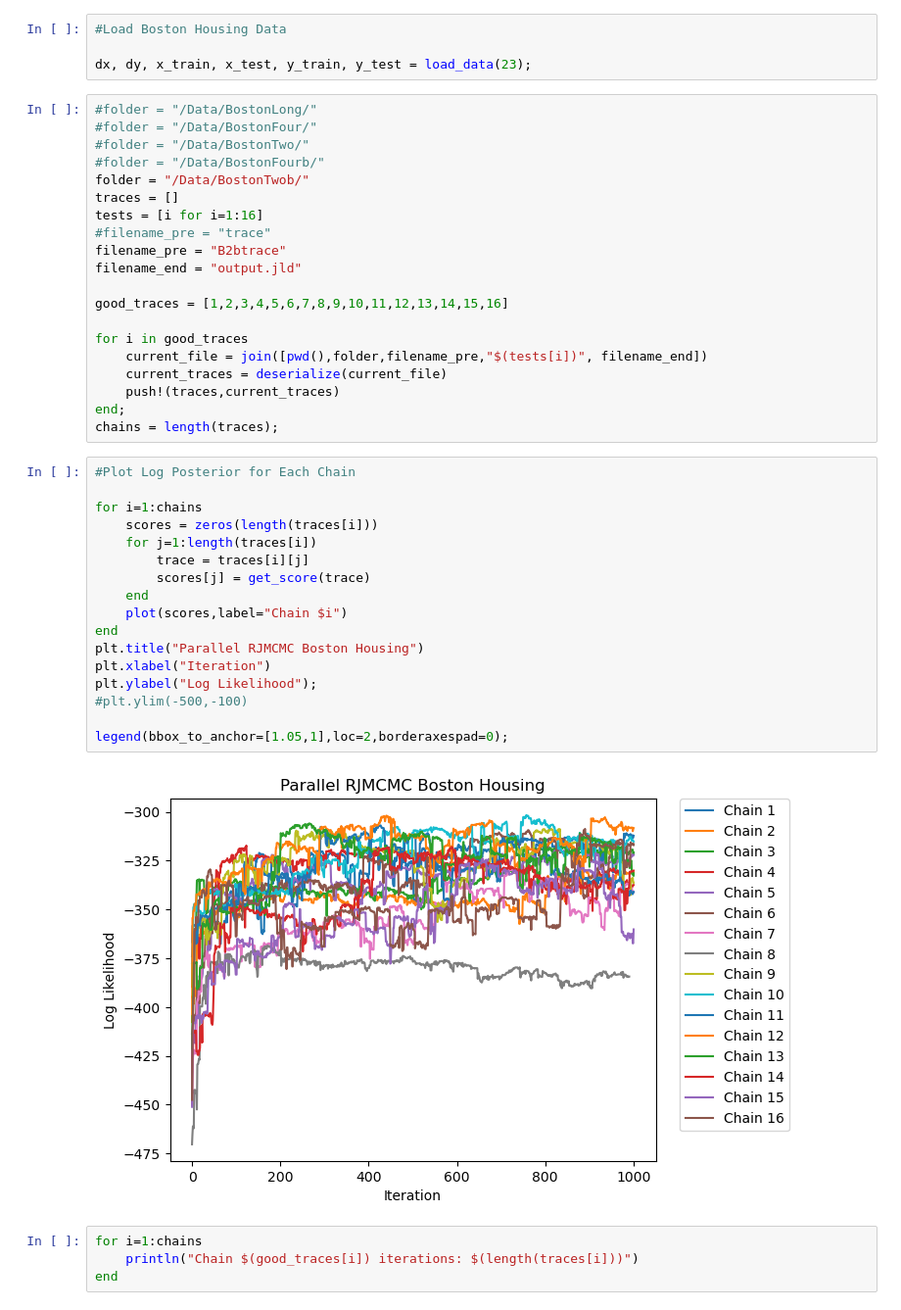
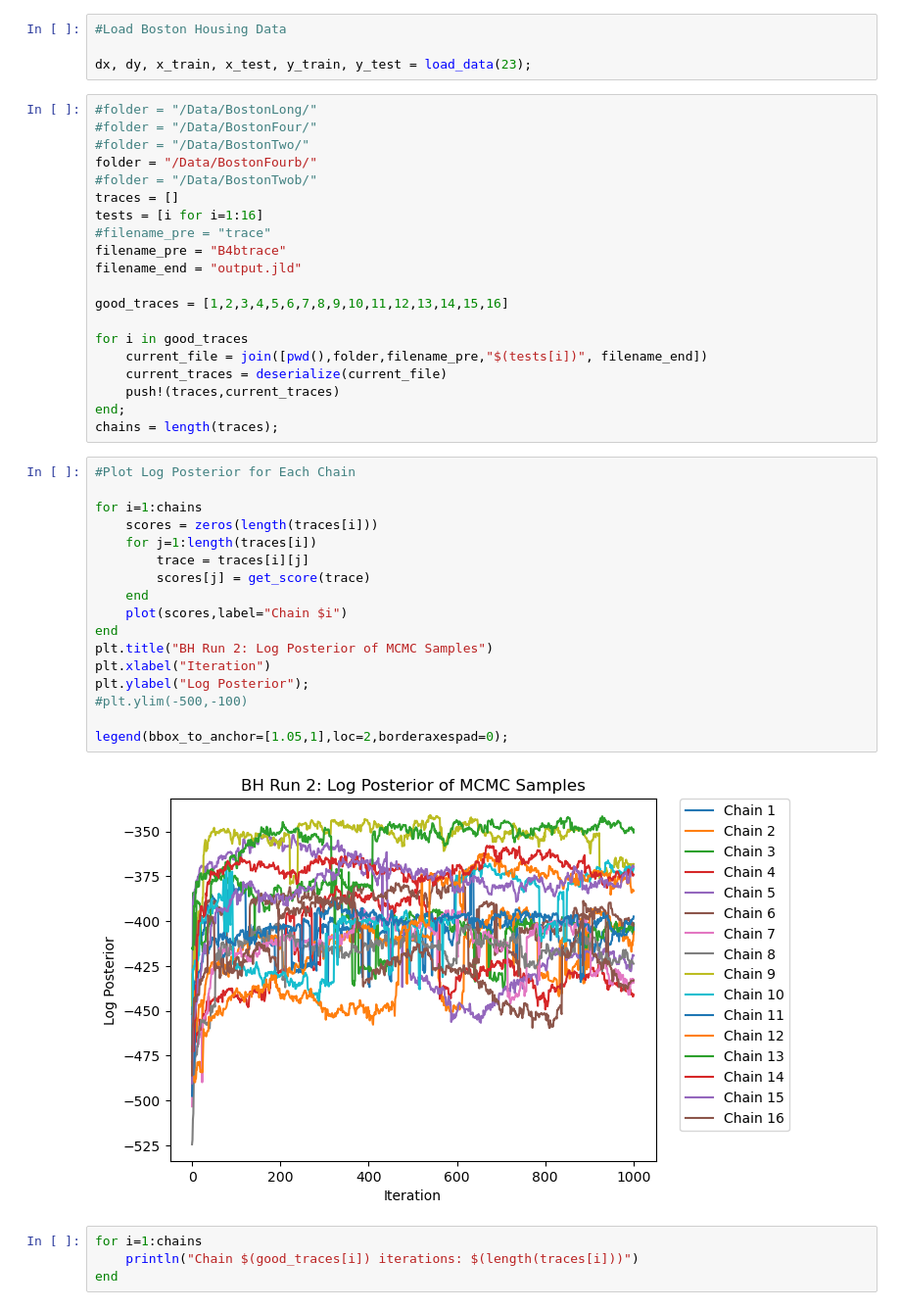
Before and after one commit to jberezow/BostonHousing, a Jupyter notebook: Thesis-LoadTraces.ipynb, the cells around one changed output. Shown at 98% size. Saved outputs shown, nothing was run; the diff lists cells and outputs as text.

```diff
--- a/Thesis-LoadTraces.ipynb
+++ b/Thesis-LoadTraces.ipynb
@@ -23,12 +26,12 @@ dx, dy, x_train, x_test, y_train, y_test = load_data(23);
 #folder = "/Data/BostonLong/"
 #folder = "/Data/BostonFour/"
 #folder = "/Data/BostonTwo/"
-#folder = "/Data/BostonFourb/"
-folder = "/Data/BostonTwob/"
+folder = "/Data/BostonFourb/"
+#folder = "/Data/BostonTwob/"
 traces = []
 tests = [i for i=1:16]
 #filename_pre = "trace"
-filename_pre = "B2btrace"
+filename_pre = "B4btrace"
 filename_end = "output.jld"
 
 good_traces = [1,2,3,4,5,6,7,8,9,10,11,12,13,14,15,16]
@@ -42,22 +45,22 @@ chains = length(traces);
 # %%
 #Plot Log Posterior for Each Chain
 
 for i=1:chains
     scores = zeros(length(traces[i]))
     for j=1:length(traces[i])
         trace = traces[i][j]
         scores[j] = get_score(trace)
     end
     plot(scores,label="Chain $i")
 end
-plt.title("Parallel RJMCMC Boston Housing")
+plt.title("BH Run 2: Log Posterior of MCMC Samples")
 plt.xlabel("Iteration")
-plt.ylabel("Log Likelihood");
+plt.ylabel("Log Posterior");
 #plt.ylim(-500,-100)
 
 legend(bbox_to_anchor=[1.05,1],loc=2,borderaxespad=0);
 # %% [output]
-[figure, old version]
+[figure, new version]
 # %%
 for i=1:chains
     println("Chain $(good_traces[i]) iterations: $(length(traces[i]))")
```
Also changed, not shown: parts of 4 cells of this notebook.
